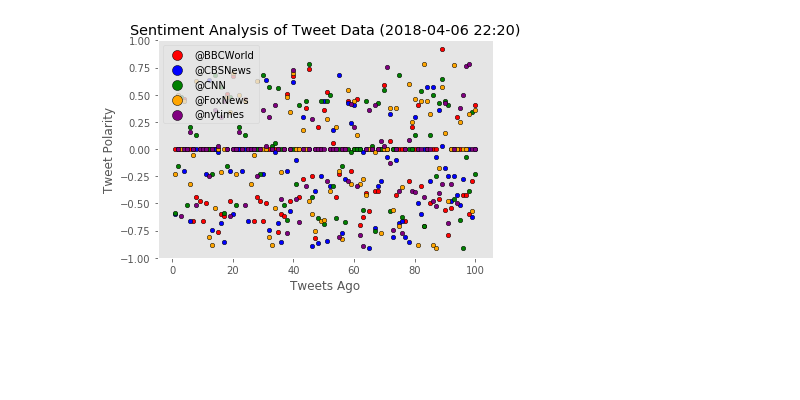
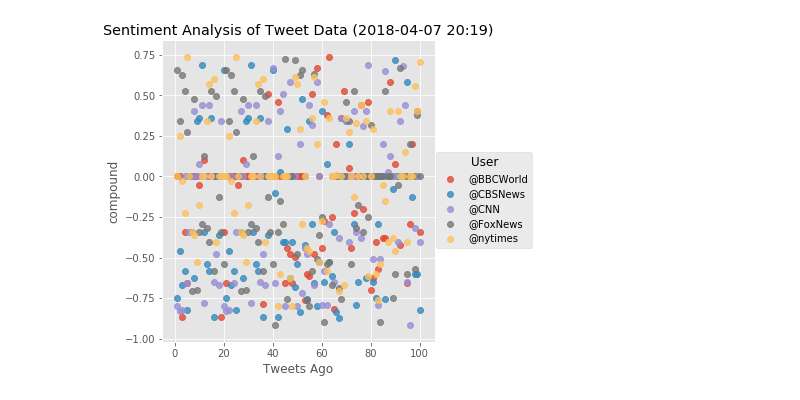
Before and after one commit to ENGRMike/TwitterSentiment, a Jupyter notebook: NewsSentiment.ipynb, the cells around one changed output. Cells and saved outputs as stored; diff of their text form; code cells hidden in the pictures; blank space fills up the shorter version.

Commit message:
Completed plots

```diff
--- a/NewsSentiment.ipynb
+++ b/NewsSentiment.ipynb
@@ -167,16 +168,6 @@ plt.show()
-# %%
-fig, ax = plt.subplots()
-groups = sentiments_df.groupby('User')
-colors = ['red','blue','green','orange','purple']
-for i, (name,group) in enumerate(groups):
-    group.plot(kind = 'scatter', x = 'Tweets Ago', y = 'compound', ylim = ((-1,1)), label = name, ax=ax, color = colors[i], edgecolor='black')
-lgd = ax.legend(numpoints=1)
-ax.set_ylabel('Tweet Polarity')
-ax.set_xlabel('Tweets Ago')
-ax.set_title(f'Sentiment Analysis of Tweet Data ({now})')
-ax.grid()
-for handle in lgd.legendHandles:
-    handle.set_sizes([100.0])
-plt.show()
-# %% [output]
-[figure, removed]
+# %%
+sns.lmplot(x = 'Tweets Ago', y='compound', data = sentiments_df, fit_reg=False, hue = 'User')
+plt.title(f'Sentiment Analysis of Tweet Data ({now})')
+plt.show()
+# %% [output]
+[figure, added]
```
Also changed, not shown: parts of 9 cells of this notebook.
